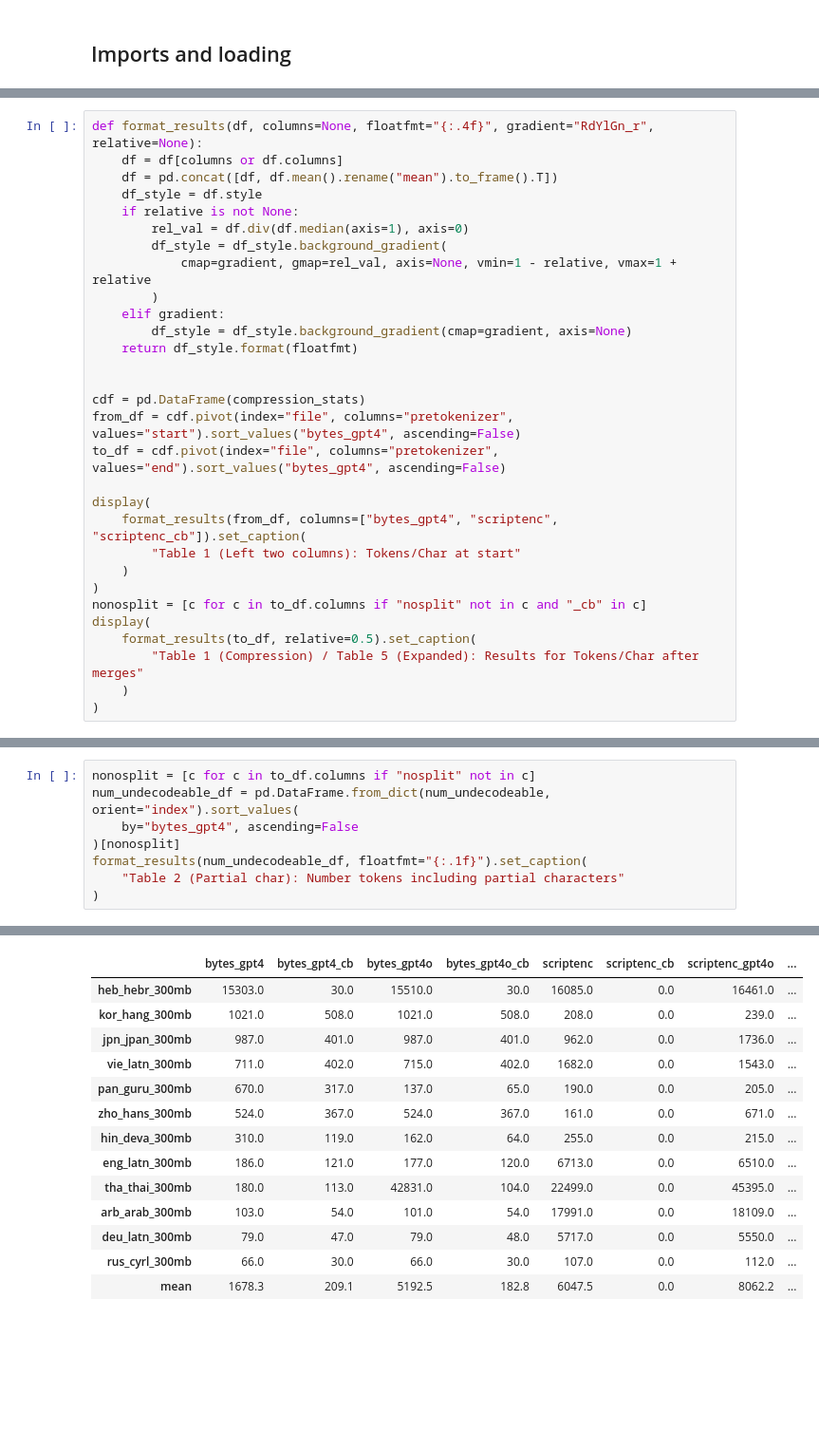
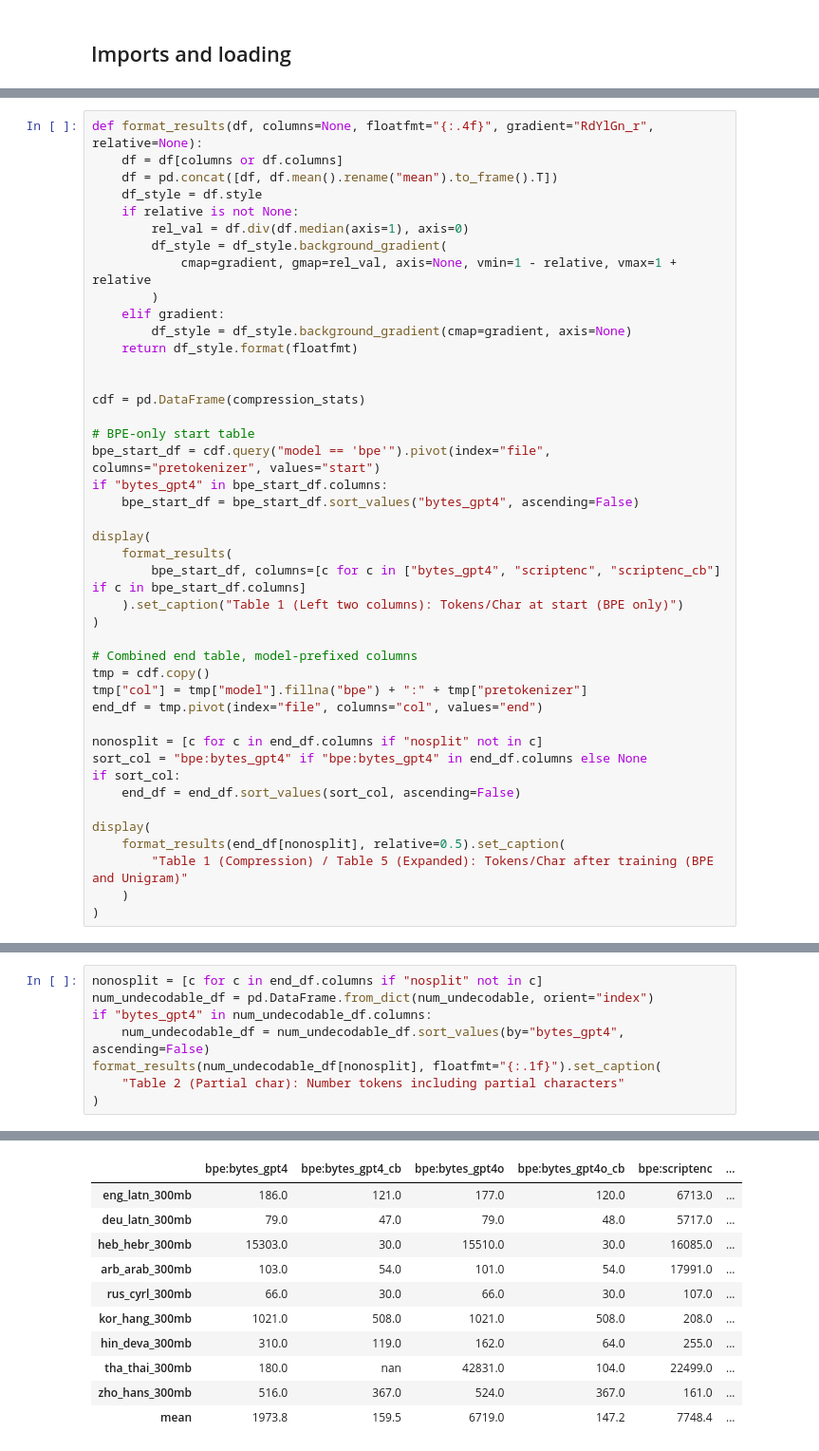
Before and after one commit to sanderland/script_tok, a Jupyter notebook: paper_utils/monolingual_compression.ipynb, the cells around one changed output, grey strips where cells are left out. Shown at 95% size. Cells and saved outputs as stored; diff of their text form; blank space fills up the shorter version.

```diff
--- a/paper_utils/monolingual_compression.ipynb
+++ b/paper_utils/monolingual_compression.ipynb
@@ -56,18 +84,31 @@ def format_results(df, columns=None, floatfmt="{:.4f}", gradient="RdYlGn_r", rel
 
 
 cdf = pd.DataFrame(compression_stats)
-from_df = cdf.pivot(index="file", columns="pretokenizer", values="start").sort_values("bytes_gpt4", ascending=False)
-to_df = cdf.pivot(index="file", columns="pretokenizer", values="end").sort_values("bytes_gpt4", ascending=False)
+
+# BPE-only start table
+bpe_start_df = cdf.query("model == 'bpe'").pivot(index="file", columns="pretokenizer", values="start")
+if "bytes_gpt4" in bpe_start_df.columns:
+    bpe_start_df = bpe_start_df.sort_values("bytes_gpt4", ascending=False)
 
 display(
-    format_results(from_df, columns=["bytes_gpt4", "scriptenc", "scriptenc_cb"]).set_caption(
-        "Table 1 (Left two columns): Tokens/Char at start"
+    format_results(
+        bpe_start_df, columns=[c for c in ["bytes_gpt4", "scriptenc", "scriptenc_cb"] if c in bpe_start_df.columns]
+    ).set_caption("Table 1 (Left two columns): Tokens/Char at start (BPE only)")
+)
+
+# Combined end table, model-prefixed columns
+tmp = cdf.copy()
+tmp["col"] = tmp["model"].fillna("bpe") + ":" + tmp["pretokenizer"]
+end_df = tmp.pivot(index="file", columns="col", values="end")
+
+nonosplit = [c for c in end_df.columns if "nosplit" not in c]
+sort_col = "bpe:bytes_gpt4" if "bpe:bytes_gpt4" in end_df.columns else None
+if sort_col:
+    end_df = end_df.sort_values(sort_col, ascending=False)
+
+display(
+    format_results(end_df[nonosplit], relative=0.5).set_caption(
+        "Table 1 (Compression) / Table 5 (Expanded): Tokens/Char after training (BPE and Unigram)"
     )
 )
-nonosplit = [c for c in to_df.columns if "nosplit" not in c and "_cb" in c]
-display(
-    format_results(to_df, relative=0.5).set_caption(
-        "Table 1 (Compression) / Table 5 (Expanded): Results for Tokens/Char after merges"
-    )
-)
 # %% [output]
@@ -104,24 +139,21 @@ Table 1 (Compression) / Table 5 (Expanded): Results for Tokens/Char after merges
 # %%
-nonosplit = [c for c in to_df.columns if "nosplit" not in c]
-num_undecodeable_df = pd.DataFrame.from_dict(num_undecodeable, orient="index").sort_values(
-    by="bytes_gpt4", ascending=False
-)[nonosplit]
-format_results(num_undecodeable_df, floatfmt="{:.1f}").set_caption(
+nonosplit = [c for c in end_df.columns if "nosplit" not in c]
+num_undecodable_df = pd.DataFrame.from_dict(num_undecodable, orient="index")
+if "bytes_gpt4" in num_undecodable_df.columns:
+    num_undecodable_df = num_undecodable_df.sort_values(by="bytes_gpt4", ascending=False)
+format_results(num_undecodable_df[nonosplit], floatfmt="{:.1f}").set_caption(
     "Table 2 (Partial char): Number tokens including partial characters"
 )
 # %% [output]
 Table 2 (Partial char): Number tokens including partial characters
-|  | bytes_gpt4 | bytes_gpt4_cb | bytes_gpt4o | bytes_gpt4o_cb | scriptenc | scriptenc_cb | scriptenc_gpt4o | ... |
-| heb_hebr_300mb | 15303.0 | 30.0 | 15510.0 | 30.0 | 16085.0 | 0.0 | 16461.0 | ... |
-| kor_hang_300mb | 1021.0 | 508.0 | 1021.0 | 508.0 | 208.0 | 0.0 | 239.0 | ... |
-| jpn_jpan_300mb | 987.0 | 401.0 | 987.0 | 401.0 | 962.0 | 0.0 | 1736.0 | ... |
-| vie_latn_300mb | 711.0 | 402.0 | 715.0 | 402.0 | 1682.0 | 0.0 | 1543.0 | ... |
-| pan_guru_300mb | 670.0 | 317.0 | 137.0 | 65.0 | 190.0 | 0.0 | 205.0 | ... |
-| zho_hans_300mb | 524.0 | 367.0 | 524.0 | 367.0 | 161.0 | 0.0 | 671.0 | ... |
-| hin_deva_300mb | 310.0 | 119.0 | 162.0 | 64.0 | 255.0 | 0.0 | 215.0 | ... |
-| eng_latn_300mb | 186.0 | 121.0 | 177.0 | 120.0 | 6713.0 | 0.0 | 6510.0 | ... |
-| tha_thai_300mb | 180.0 | 113.0 | 42831.0 | 104.0 | 22499.0 | 0.0 | 45395.0 | ... |
-| arb_arab_300mb | 103.0 | 54.0 | 101.0 | 54.0 | 17991.0 | 0.0 | 18109.0 | ... |
-| deu_latn_300mb | 79.0 | 47.0 | 79.0 | 48.0 | 5717.0 | 0.0 | 5550.0 | ... |
-| rus_cyrl_300mb | 66.0 | 30.0 | 66.0 | 30.0 | 107.0 | 0.0 | 112.0 | ... |
-| mean | 1678.3 | 209.1 | 5192.5 | 182.8 | 6047.5 | 0.0 | 8062.2 | ... |
+|  | bpe:bytes_gpt4 | bpe:bytes_gpt4_cb | bpe:bytes_gpt4o | bpe:bytes_gpt4o_cb | bpe:scriptenc | ... |
+| eng_latn_300mb | 186.0 | 121.0 | 177.0 | 120.0 | 6713.0 | ... |
+| deu_latn_300mb | 79.0 | 47.0 | 79.0 | 48.0 | 5717.0 | ... |
+| heb_hebr_300mb | 15303.0 | 30.0 | 15510.0 | 30.0 | 16085.0 | ... |
+| arb_arab_300mb | 103.0 | 54.0 | 101.0 | 54.0 | 17991.0 | ... |
+| rus_cyrl_300mb | 66.0 | 30.0 | 66.0 | 30.0 | 107.0 | ... |
+| kor_hang_300mb | 1021.0 | 508.0 | 1021.0 | 508.0 | 208.0 | ... |
+| hin_deva_300mb | 310.0 | 119.0 | 162.0 | 64.0 | 255.0 | ... |
+| tha_thai_300mb | 180.0 | nan | 42831.0 | 104.0 | 22499.0 | ... |
+| zho_hans_300mb | 516.0 | 367.0 | 524.0 | 367.0 | 161.0 | ... |
+| mean | 1973.8 | 159.5 | 6719.0 | 147.2 | 7748.4 | ... |
```
Also changed, not shown: parts of 4 cells of this notebook, 38 other files.
